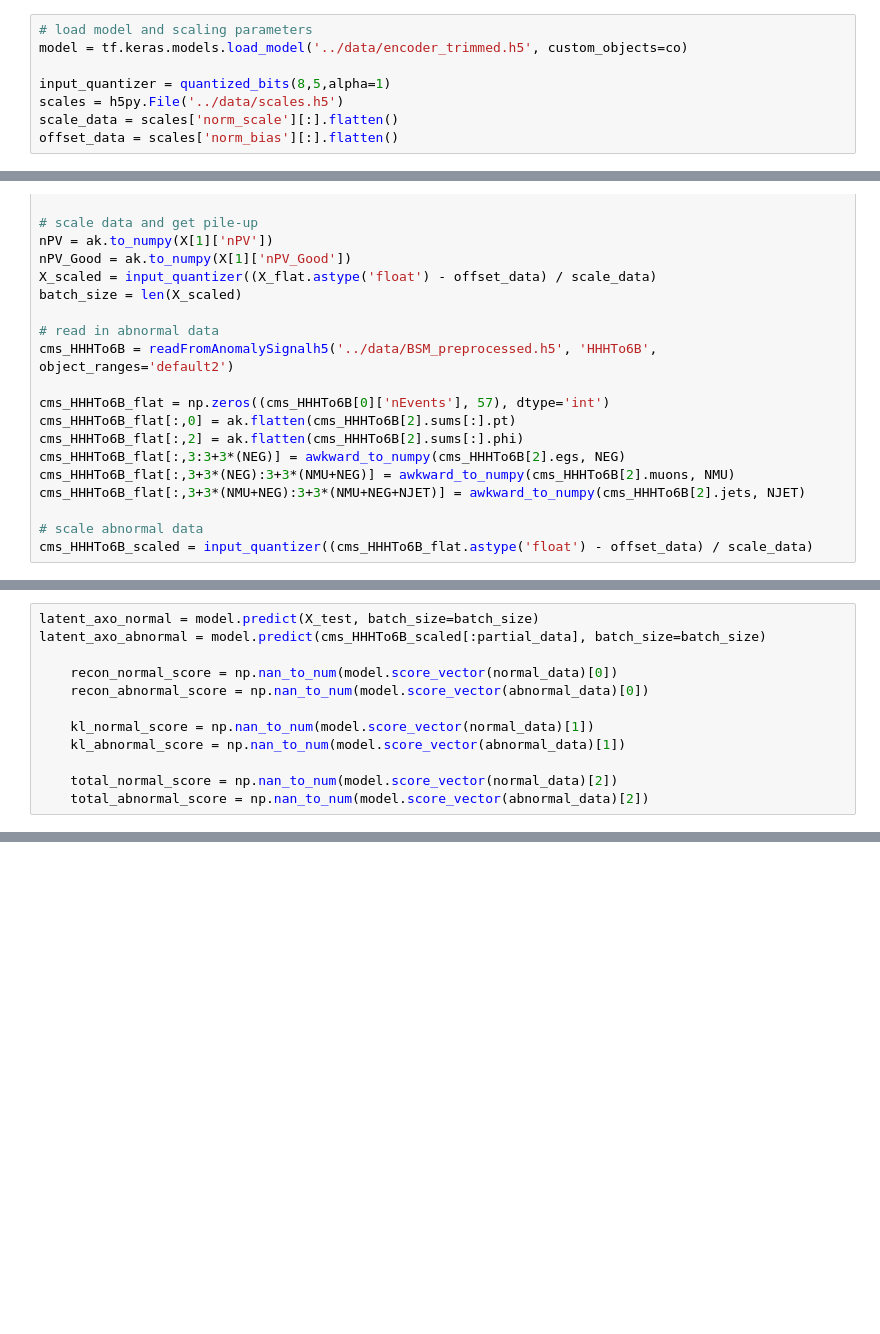
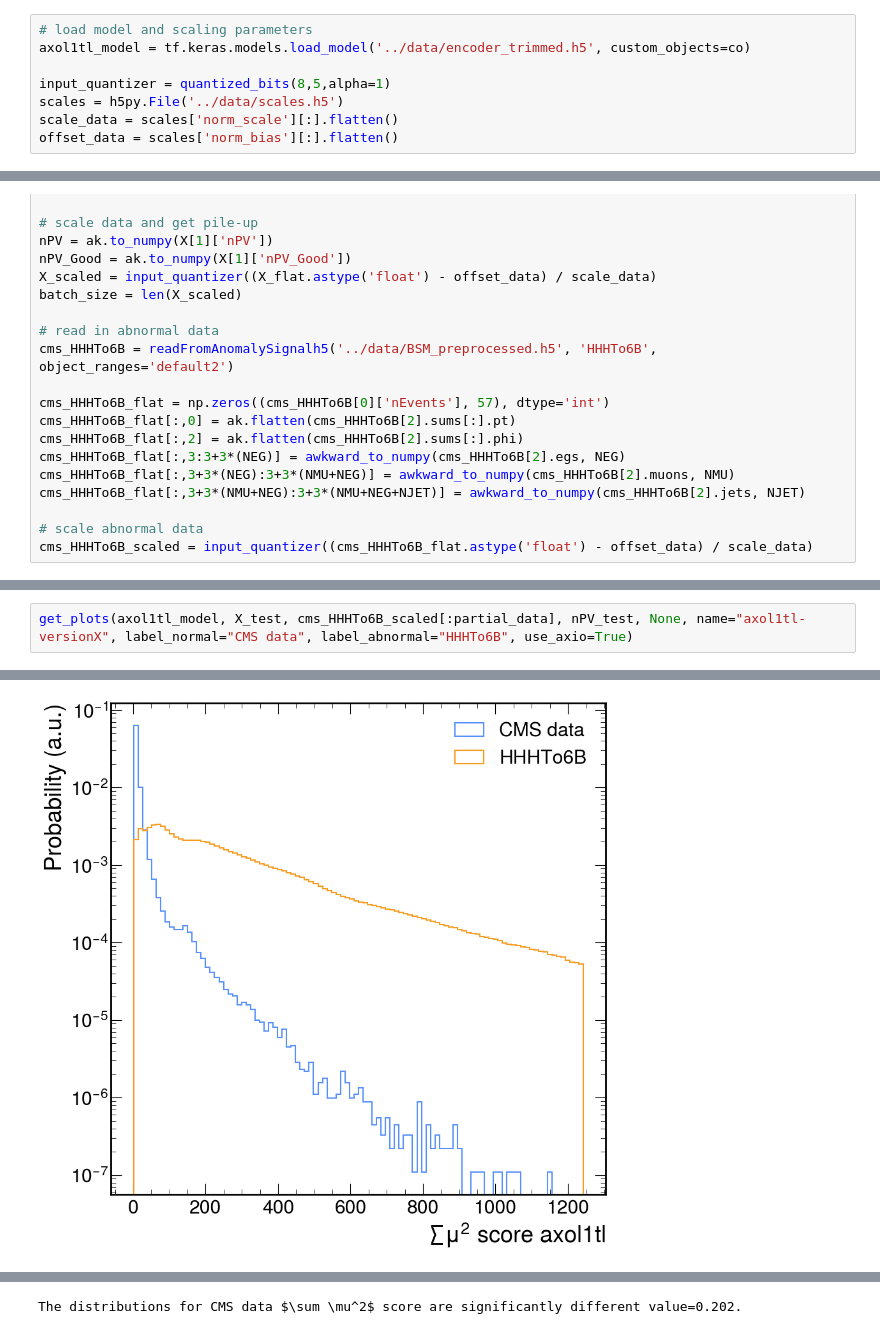
Before and after one commit to makoeppel/hepinfo, a Jupyter notebook: notebooks/axol1tl-example.ipynb, the cells around one changed output, grey strips where cells are left out. Cells and saved outputs as stored; diff of their text form; blank space fills up the shorter version.

```diff
--- a/notebooks/axol1tl-example.ipynb
+++ b/notebooks/axol1tl-example.ipynb
@@ -320,7 +395,7 @@ get_plots(MiVAE_model_gamma_zero, X_test, abnormal_data_test_scaled, nPV_test, n
 ### Analyse real data
 # %%
 # load model and scaling parameters
-model = tf.keras.models.load_model('../data/encoder_trimmed.h5', custom_objects=co)
+axol1tl_model = tf.keras.models.load_model('../data/encoder_trimmed.h5', custom_objects=co)
 
 input_quantizer = quantized_bits(8,5,alpha=1)
 scales = h5py.File('../data/scales.h5')
@@ -461,12 +542,3 @@ get_plots(MiVAE_cms_model, X_test, cms_HHHTo6B_scaled[:partial_data], nPV_test,
-# %%
-latent_axo_normal = model.predict(X_test, batch_size=batch_size)
-latent_axo_abnormal = model.predict(cms_HHHTo6B_scaled[:partial_data], batch_size=batch_size)
-
-    recon_normal_score = np.nan_to_num(model.score_vector(normal_data)[0])
-    recon_abnormal_score = np.nan_to_num(model.score_vector(abnormal_data)[0])
-
-    kl_normal_score = np.nan_to_num(model.score_vector(normal_data)[1])
-    kl_abnormal_score = np.nan_to_num(model.score_vector(abnormal_data)[1])
-
-    total_normal_score = np.nan_to_num(model.score_vector(normal_data)[2])
-    total_abnormal_score = np.nan_to_num(model.score_vector(abnormal_data)[2])
+# %%
+get_plots(axol1tl_model, X_test, cms_HHHTo6B_scaled[:partial_data], nPV_test, None, name="axol1tl-versionX", label_normal="CMS data", label_abnormal="HHHTo6B", use_axio=True)
+# %% [output]
@@ -472,0 +547 @@ latent_axo_abnormal = model.predict(cms_HHHTo6B_scaled[:partial_data], batch_siz
+[figure, added]
@@ -472,0 +549 @@ latent_axo_abnormal = model.predict(cms_HHHTo6B_scaled[:partial_data], batch_siz
+The distributions for CMS data $\sum \mu^2$ score are significantly different value=0.202.
```
Also changed, not shown: parts of 10 cells of this notebook, 1 other file.
